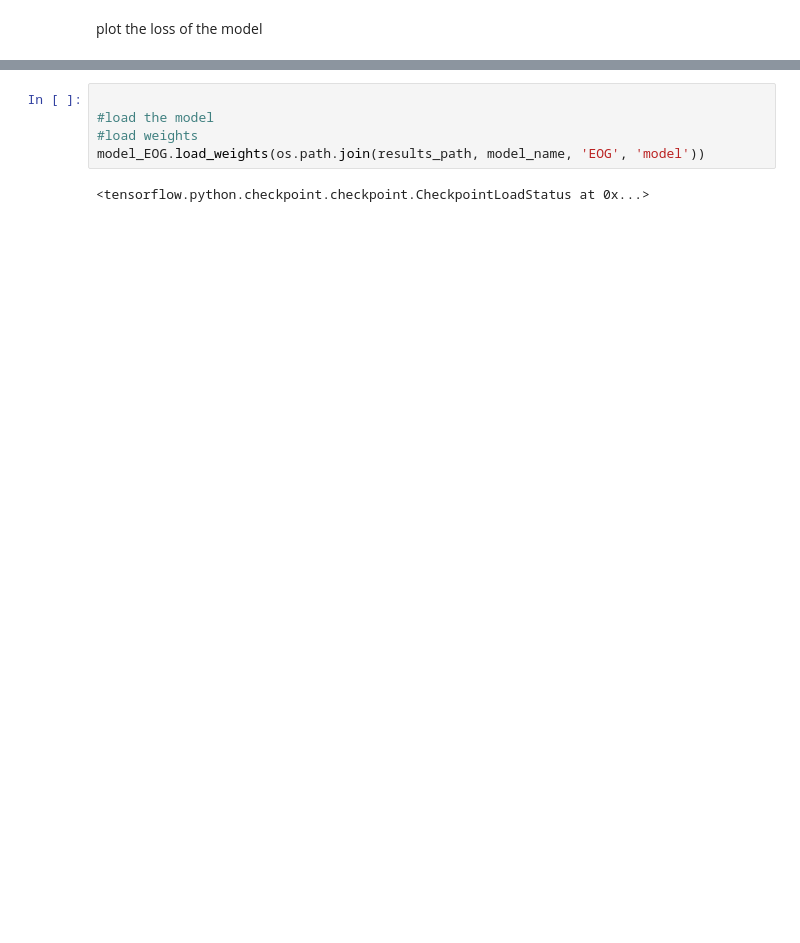
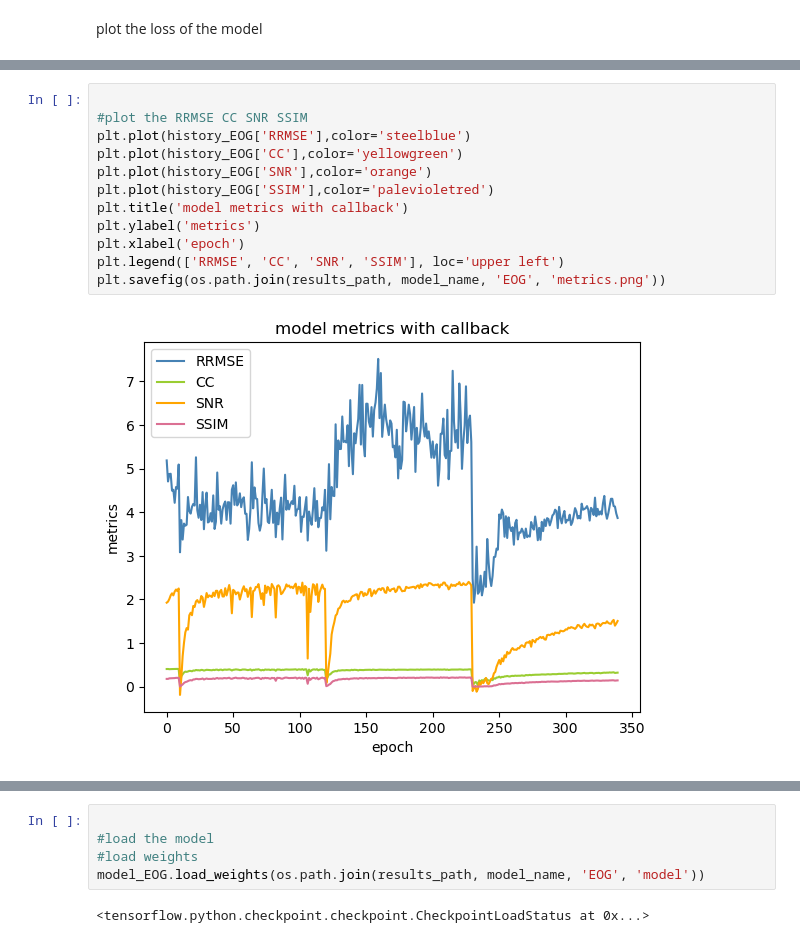
Before and after one commit to MartinaDoku2001/Thesis, a Jupyter notebook: proposed_model.ipynb, the cells around one changed output, grey strips where cells are left out. Cells and saved outputs as stored; diff of their text form; blank space fills up the shorter version.

```diff
--- a/proposed_model.ipynb
+++ b/proposed_model.ipynb
@@ -840,0 +915,14 @@ plt.savefig(os.path.join(results_path, model_name, 'EOG', 'loss.png'))
+# %%
+
+#plot the RRMSE CC SNR SSIM
+plt.plot(history_EOG['RRMSE'],color='steelblue')
+plt.plot(history_EOG['CC'],color='yellowgreen')
+plt.plot(history_EOG['SNR'],color='orange')
+plt.plot(history_EOG['SSIM'],color='palevioletred')
+plt.title('model metrics with callback')
+plt.ylabel('metrics')
+plt.xlabel('epoch')
+plt.legend(['RRMSE', 'CC', 'SNR', 'SSIM'], loc='upper left')
+plt.savefig(os.path.join(results_path, model_name, 'EOG', 'metrics.png'))
+# %% [output]
+[figure, added]
```
Also changed, not shown: parts of 19 cells of this notebook, 12 other files.
